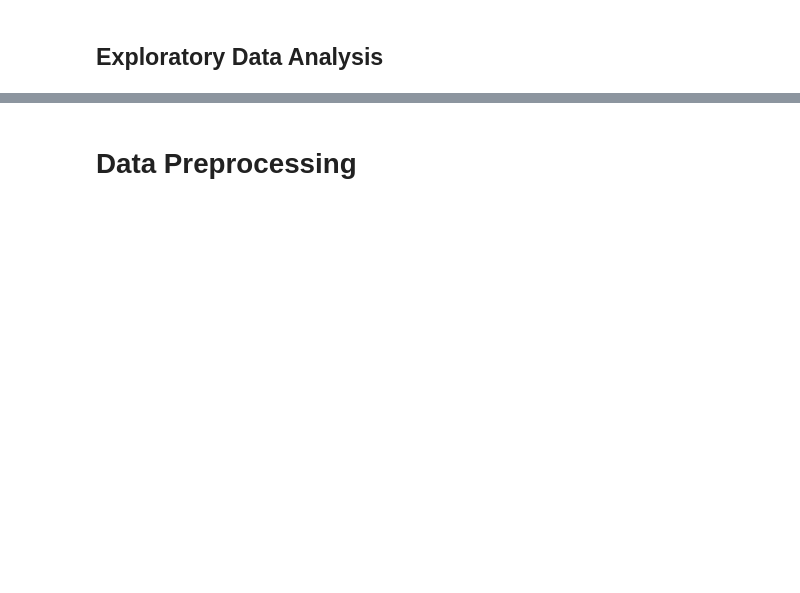
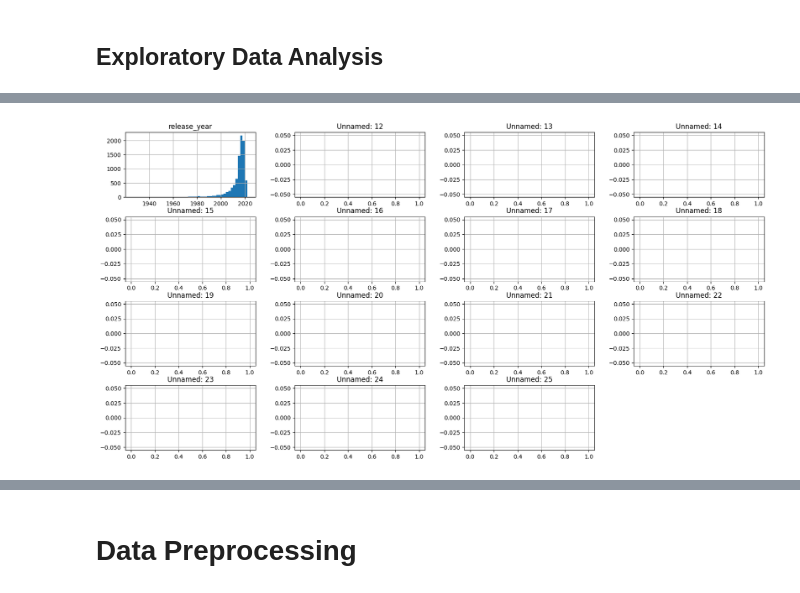
Before and after one commit to potaHere/submssion-Machine-Learning-Terapan, a Jupyter notebook: Sistem_Rekomendasi.ipynb, the cells around one changed output, grey strips where cells are left out. Drawn from its saved outputs; the diff is of its cells as text; code cells hidden in the pictures; blank space fills up the shorter version.

```diff
--- a/Sistem_Rekomendasi.ipynb
+++ b/Sistem_Rekomendasi.ipynb
@@ -27,4 +28,5 @@ ModuleNotFoundError: No module named 'seaborn'
 # %% [markdown]
 ## Data Loading
 # %%
-df = pd.read_csv('netflix_titles.csv')
+df = pd.read_csv('https://github.com/potaHere/submssion-Machine-Learning-Terapan/raw/refs/heads/main/netflix_titles.csv', encoding='latin1')
+df.head()
@@ -32,0 +140,5 @@ df = pd.read_csv('netflix_titles.csv')
+# %%
+df.hist(figsize=(20,10), bins=50)
+plt.show()
+# %% [output]
+[figure, added]
```
Also changed, not shown: parts of 22 cells of this notebook.
